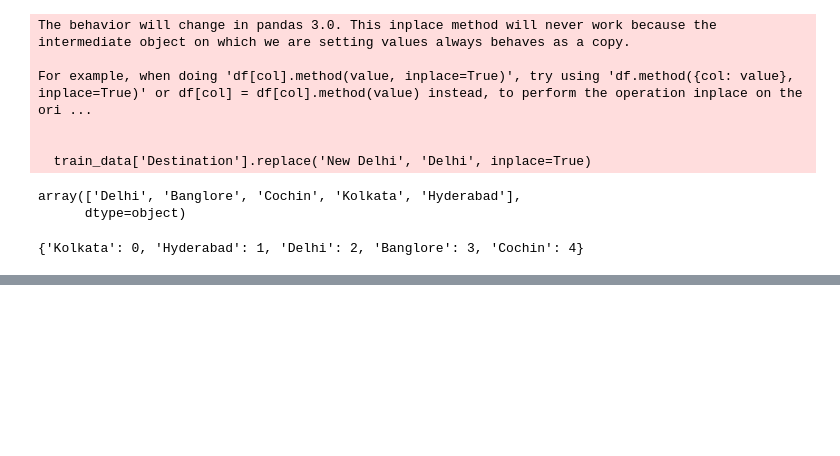
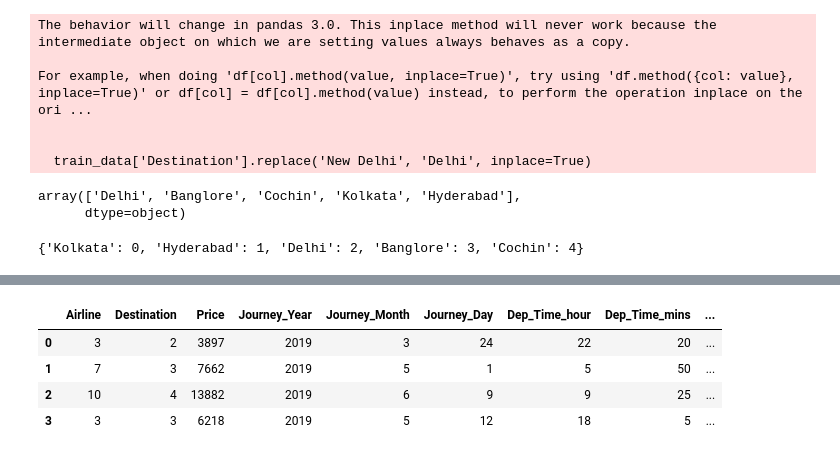
Before and after one commit to aswinvrpai/Airline_Ticket_Rate_Prediction, a Jupyter notebook: notebook/ticket_predict.ipynb, the cells around one changed output, grey strips where cells are left out. Saved outputs shown, nothing was run; the diff lists cells and outputs as text; code cells hidden in the pictures; blank space fills up the shorter version.

```diff
--- a/notebook/ticket_predict.ipynb
+++ b/notebook/ticket_predict.ipynb
@@ -397,0 +433,8 @@ train_data['Destination'] = train_data['Destination'].map(price_importance)
+# %%
+train_data.head(4)
+# %% [output]
+|  | Airline | Destination | Price | Journey_Year | Journey_Month | Journey_Day | Dep_Time_hour | Dep_Time_mins | ... |
+| 0 | 3 | 2 | 3897 | 2019 | 3 | 24 | 22 | 20 | ... |
+| 1 | 7 | 3 | 7662 | 2019 | 5 | 1 | 5 | 50 | ... |
+| 2 | 10 | 4 | 13882 | 2019 | 6 | 9 | 9 | 25 | ... |
+| 3 | 3 | 3 | 6218 | 2019 | 5 | 12 | 18 | 5 | ... |
```
Also changed, not shown: parts of 30 cells of this notebook, 1 other file.
